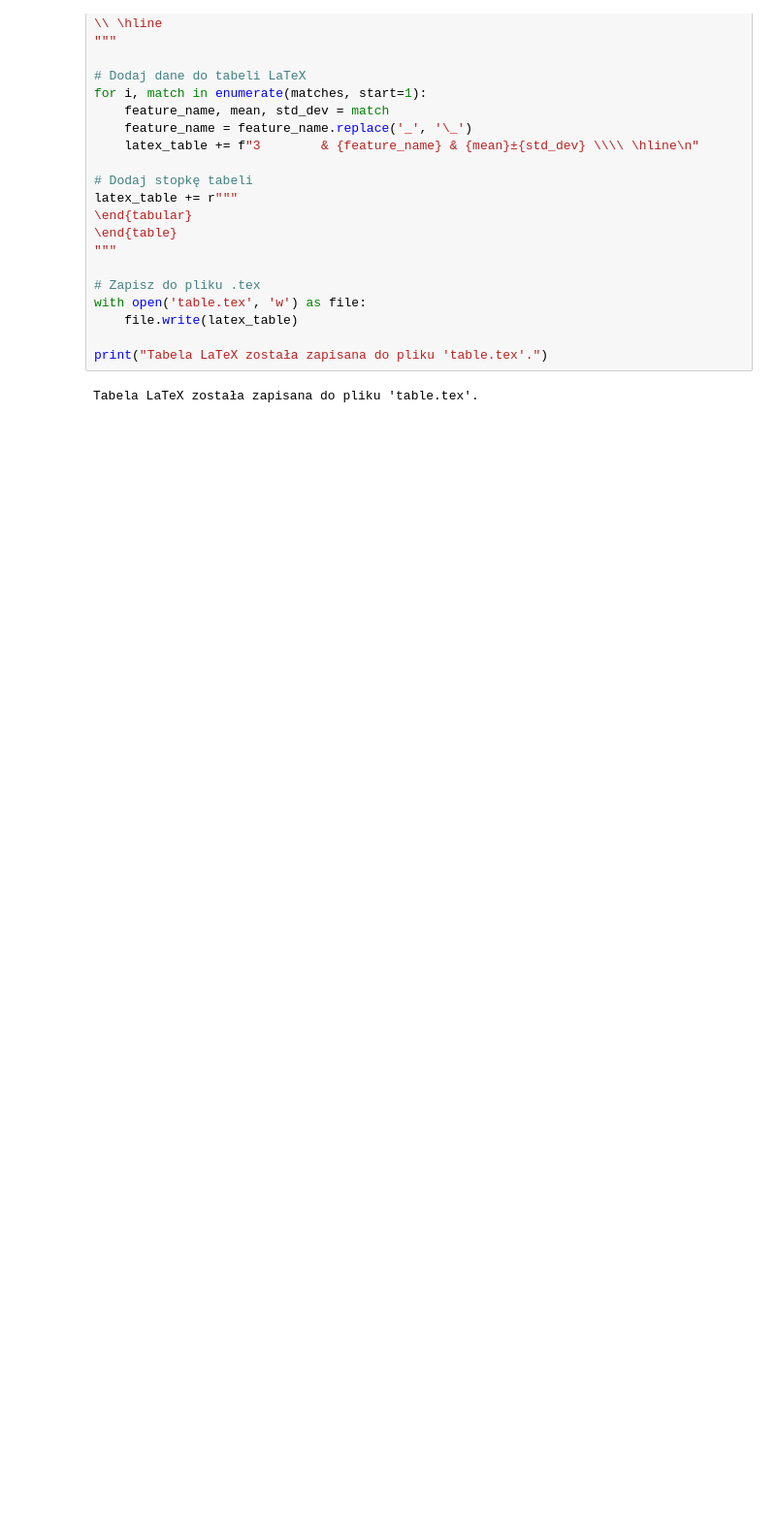
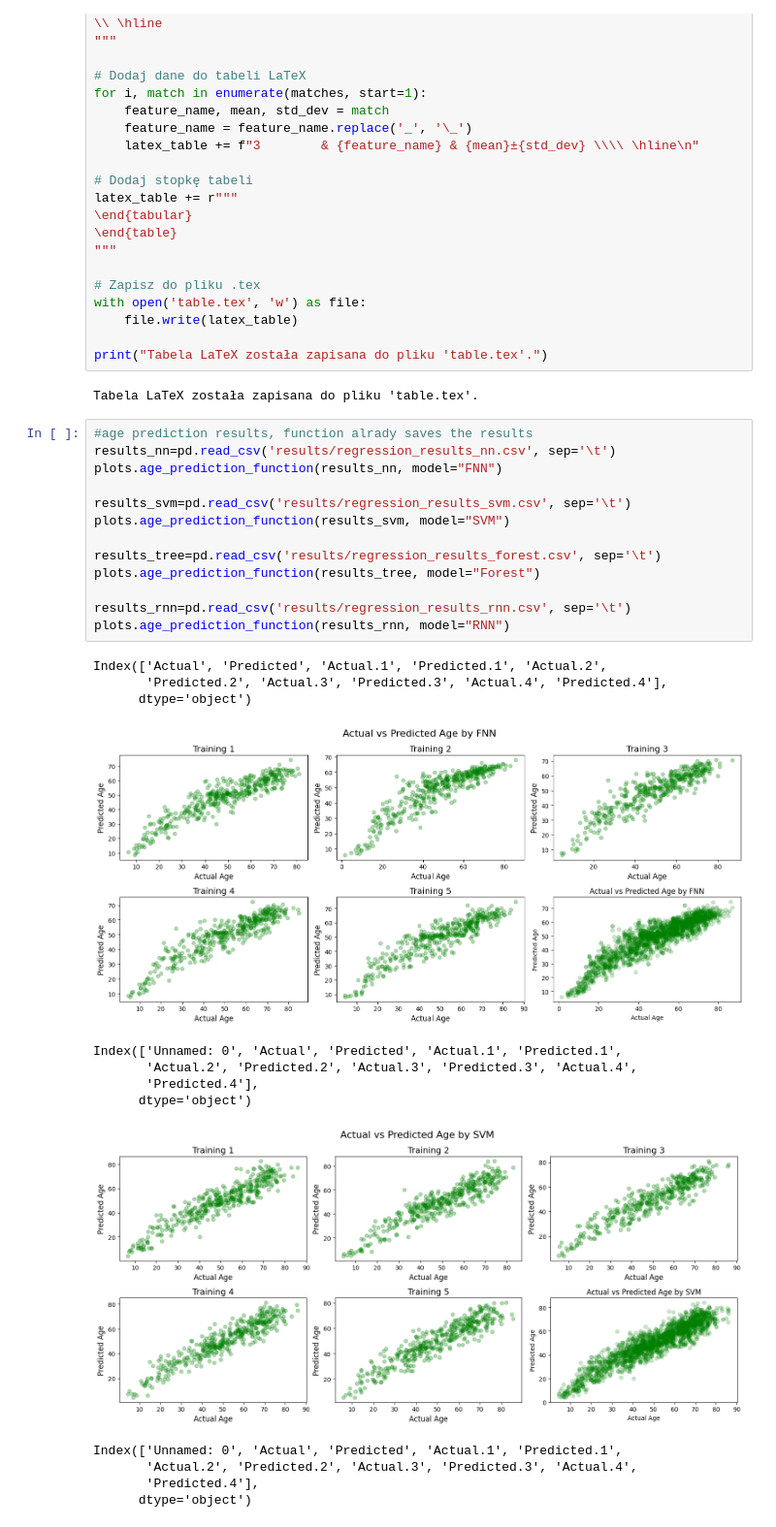
Before and after one commit to maria0026/MRI_machine_learning, a Jupyter notebook: data_info.ipynb, the cells around one changed output. Shown at 97% size. Cells and saved outputs as stored; diff of their text form; blank space fills up the shorter version.

```diff
--- a/data_info.ipynb
+++ b/data_info.ipynb
@@ -407,3 +499,30 @@ with open('table.tex', 'w') as file:
 print("Tabela LaTeX została zapisana do pliku 'table.tex'.")
 # %% [output]
 Tabela LaTeX została zapisana do pliku 'table.tex'.
+# %%
+#age prediction results, function alrady saves the results
+results_nn=pd.read_csv('results/regression_results_nn.csv', sep='\t')
+plots.age_prediction_function(results_nn, model="FNN")
+
+results_svm=pd.read_csv('results/regression_results_svm.csv', sep='\t')
+plots.age_prediction_function(results_svm, model="SVM")
+
+results_tree=pd.read_csv('results/regression_results_forest.csv', sep='\t')
+plots.age_prediction_function(results_tree, model="Forest")
+
+results_rnn=pd.read_csv('results/regression_results_rnn.csv', sep='\t')
+plots.age_prediction_function(results_rnn, model="RNN")
+# %% [output]
+Index(['Actual', 'Predicted', 'Actual.1', 'Predicted.1', 'Actual.2',
+       'Predicted.2', 'Actual.3', 'Predicted.3', 'Actual.4', 'Predicted.4'],
+      dtype='object')
+[figure, added]
+Index(['Unnamed: 0', 'Actual', 'Predicted', 'Actual.1', 'Predicted.1',
+       'Actual.2', 'Predicted.2', 'Actual.3', 'Predicted.3', 'Actual.4',
+       'Predicted.4'],
+      dtype='object')
+[figure, added]
+Index(['Unnamed: 0', 'Actual', 'Predicted', 'Actual.1', 'Predicted.1',
+       'Actual.2', 'Predicted.2', 'Actual.3', 'Predicted.3', 'Actual.4',
+       'Predicted.4'],
+      dtype='object')
```
Also changed, not shown: parts of 21 cells of this notebook.
